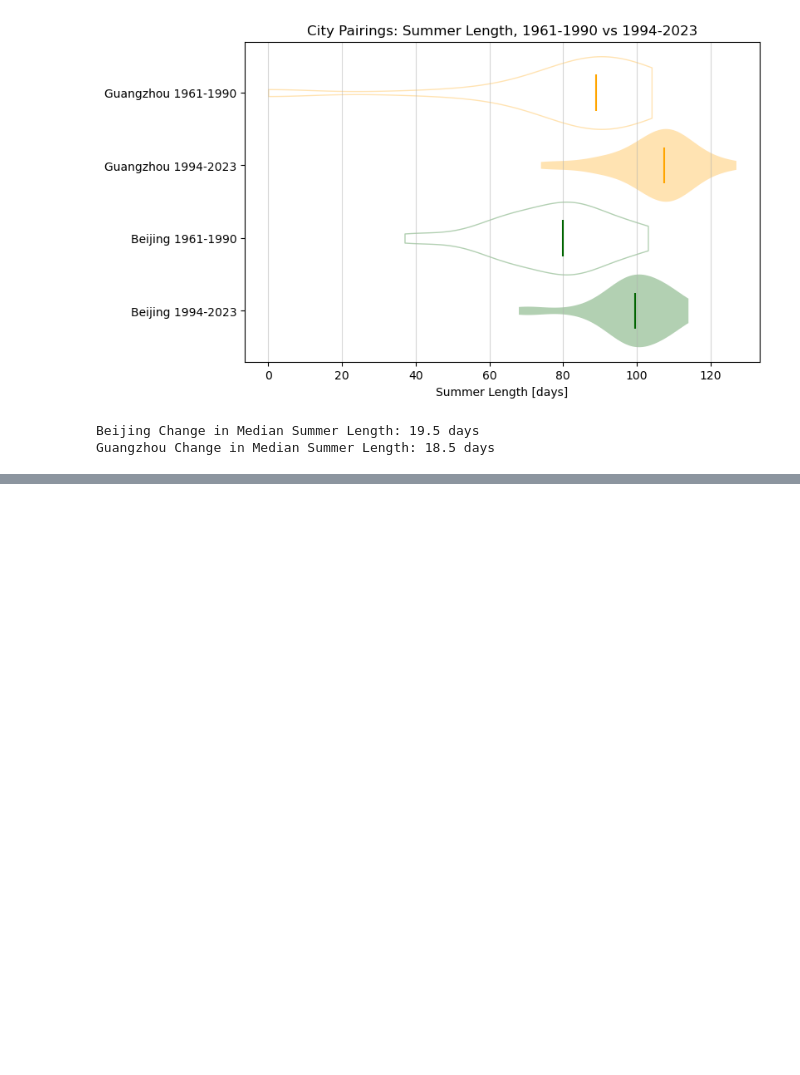
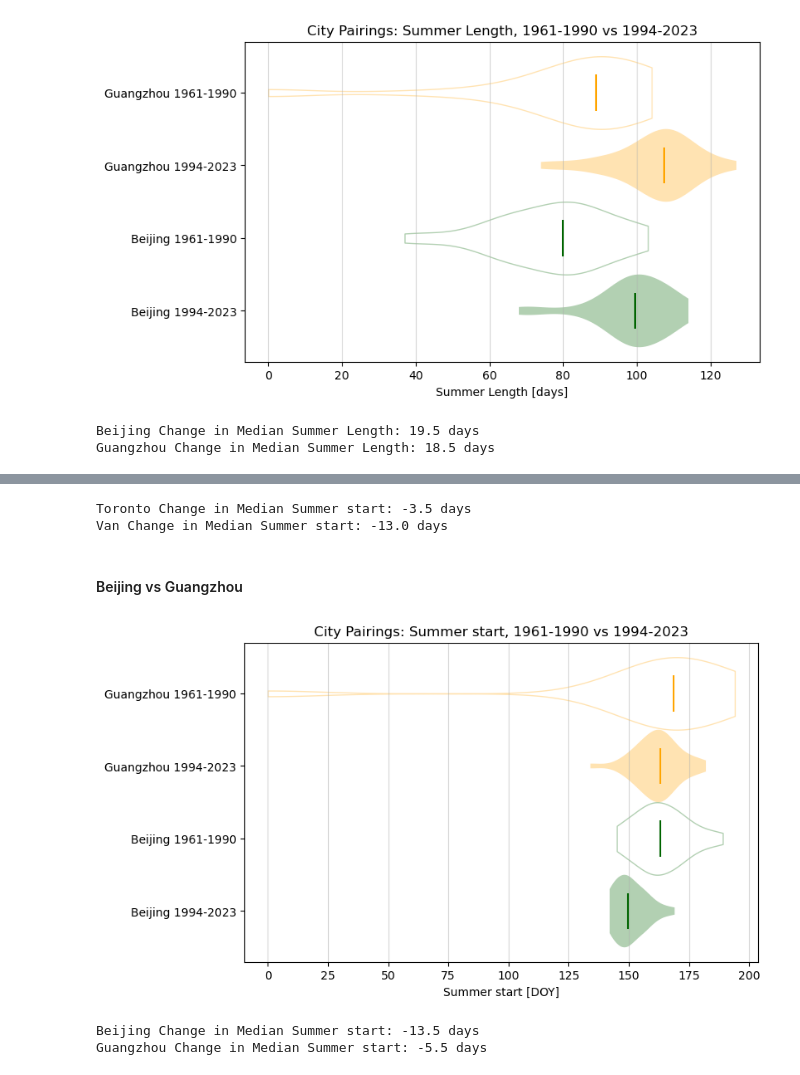
Before and after one commit to tedscott/HeatWaves, a Jupyter notebook: IRES-seminar-figs.ipynb, the cells around one changed output, grey strips where cells are left out. Drawn from its saved outputs; the diff is of its cells as text; code cells hidden in the pictures; blank space fills up the shorter version.

```diff
--- a/IRES-seminar-figs.ipynb
+++ b/IRES-seminar-figs.ipynb
@@ -392,0 +791,46 @@ Guangzhou Change in Median Summer Length: 18.5 days
+# %%
+print("Toronto Change in Median Summer start: " + str(float(tor_start_analysis.median() - tor_start_base.median())) + " days")
+print("Van Change in Median Summer start: " + str(float(van_start_analysis.median() - van_start_base.median())) + " days")
+# %% [output]
+Toronto Change in Median Summer start: -3.5 days
+Van Change in Median Summer start: -13.0 days
+# %% [markdown]
+#### Beijing vs Guangzhou
+# %%
+# violin plot customization from https://stackoverflow.com/questions/26291479/changing-the-color-of-matplotlibs-violin-plots
+labels=['Beijing 1994-2023','Beijing 1961-1990',
+        'Guangzhou 1994-2023','Guangzhou 1961-1990'
+        ]
+
+colors = ['darkgreen','darkgreen','orange','orange']#,'gray','gray','red','red','purple','purple']
+data = [bei_start_analysis, bei_start_base,
+        gua_start_analysis, gua_start_base
+       ]
+
+
+fig, ax = plt.subplots(1, 1, figsize=(8,5))
+plots = ax.violinplot(data, vert=False, showmedians=True, showextrema=False, widths=1)
+for i, (pc,color) in enumerate(zip(plots['bodies'], colors)):
+    if i % 2 == 0:
+        pc.set_facecolor(color)
+    else:
+        pc.set_edgecolor(color)
+        pc.set_facecolor('white')
+
+# Set the color of the median lines
+plots['cmedians'].set_colors(colors)
+
+ax.set_xlabel("Summer start [DOY]")
+ax.set_yticks(np.arange(1,len(labels)+1),labels=labels)
+#ax.set_xticks(np.arange(140,300,10))
+plt.grid(axis="x", which='both', alpha=0.5)
+plt.title("City Pairings: Summer start, 1961-1990 vs 1994-2023")
+plt.show()
+# %% [output]
+[figure, added]
+# %%
+print("Beijing Change in Median Summer start: " + str(float(bei_start_analysis.median() - bei_start_base.median())) + " days")
+print("Guangzhou Change in Median Summer start: " + str(float(gua_start_analysis.median() - gua_start_base.median())) + " days")
+# %% [output]
+Beijing Change in Median Summer start: -13.5 days
+Guangzhou Change in Median Summer start: -5.5 days
```
Also changed, not shown: parts of 26 cells of this notebook.
